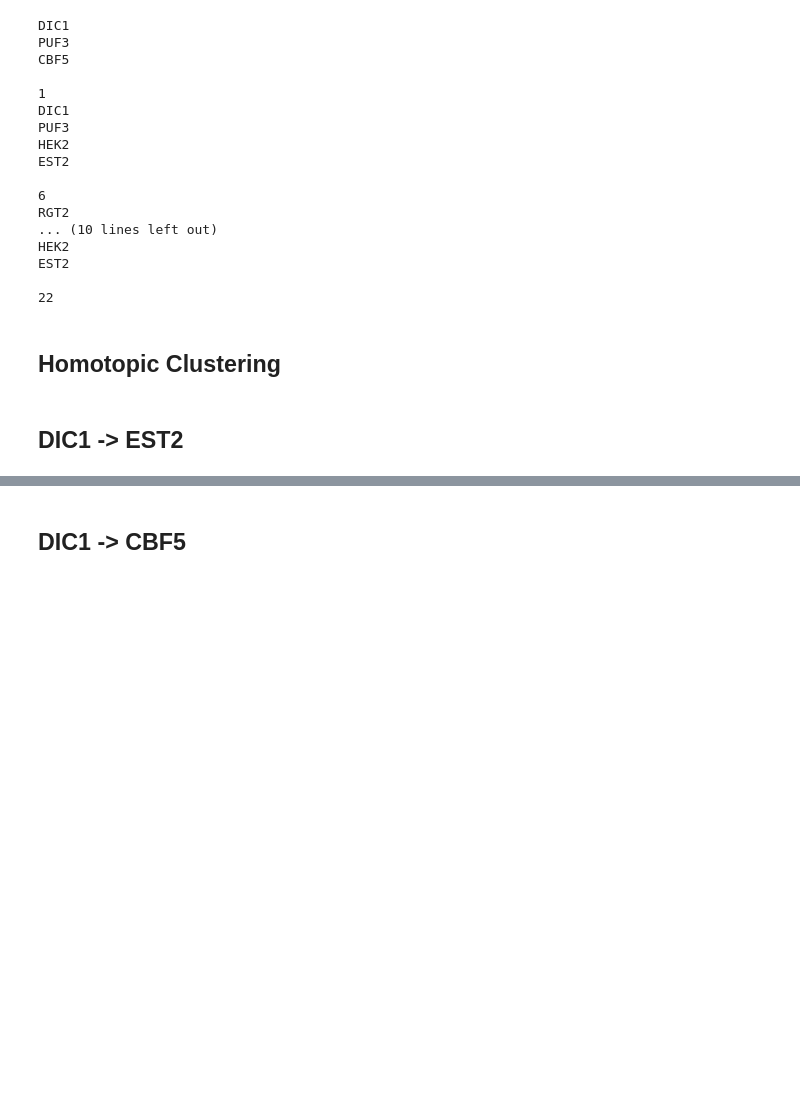
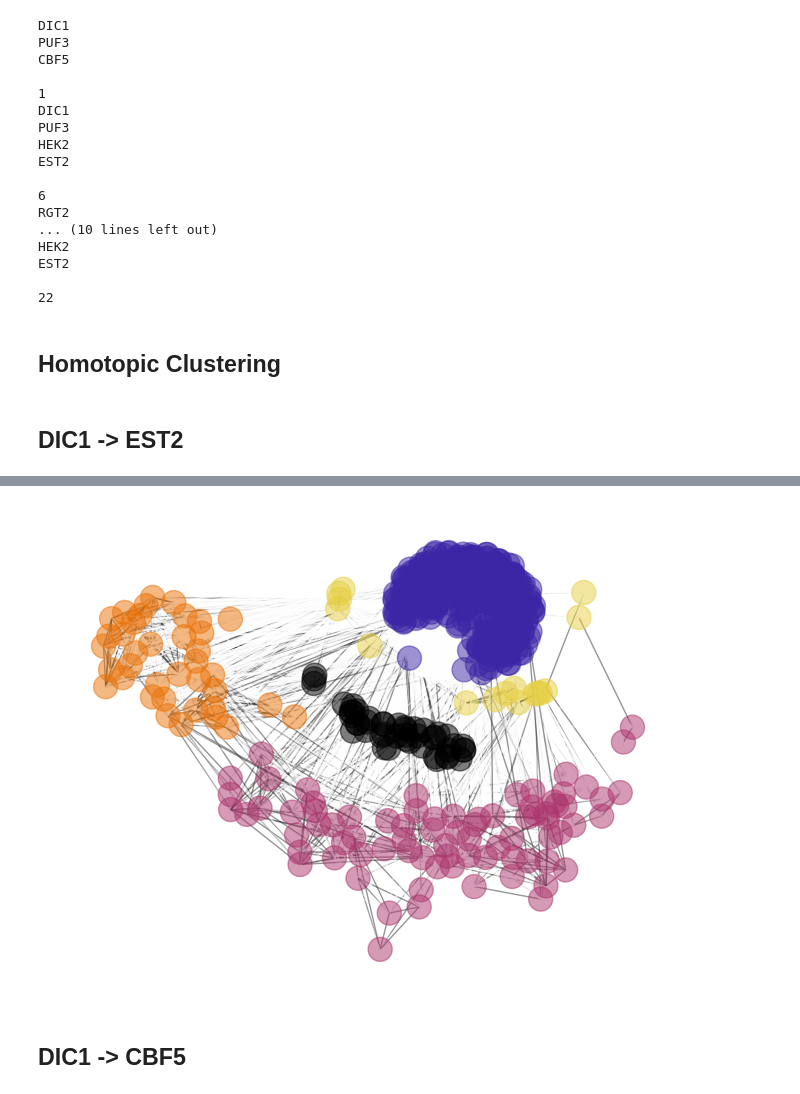
Before and after one commit to jqxcz/MATH3888, a Jupyter notebook: Homotopic Clustering.ipynb, the cells around one changed output, grey strips where cells are left out. Cells and saved outputs as stored; diff of their text form; code cells hidden in the pictures; blank space fills up the shorter version.

```diff
--- a/Homotopic Clustering.ipynb
+++ b/Homotopic Clustering.ipynb
@@ -402,3 +429,7 @@ DIC1, PUF3, PUB1, HEK2, EST2
+# %%
+HomNet.plot(0.5, Spec[1])
+# %% [output]
+[figure, added]
 # %% [markdown]
 ## DIC1 -> CBF5
 # %%
```
Also changed, not shown: parts of 27 cells of this notebook, 3 other files.
